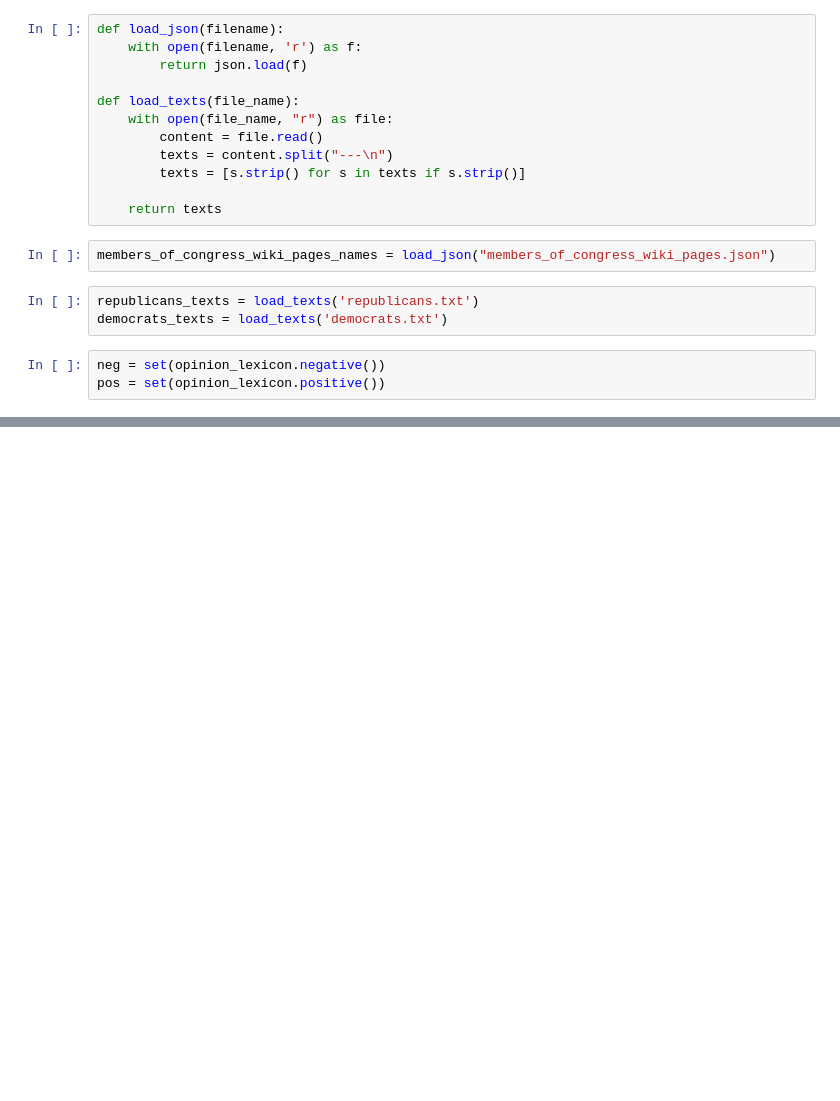
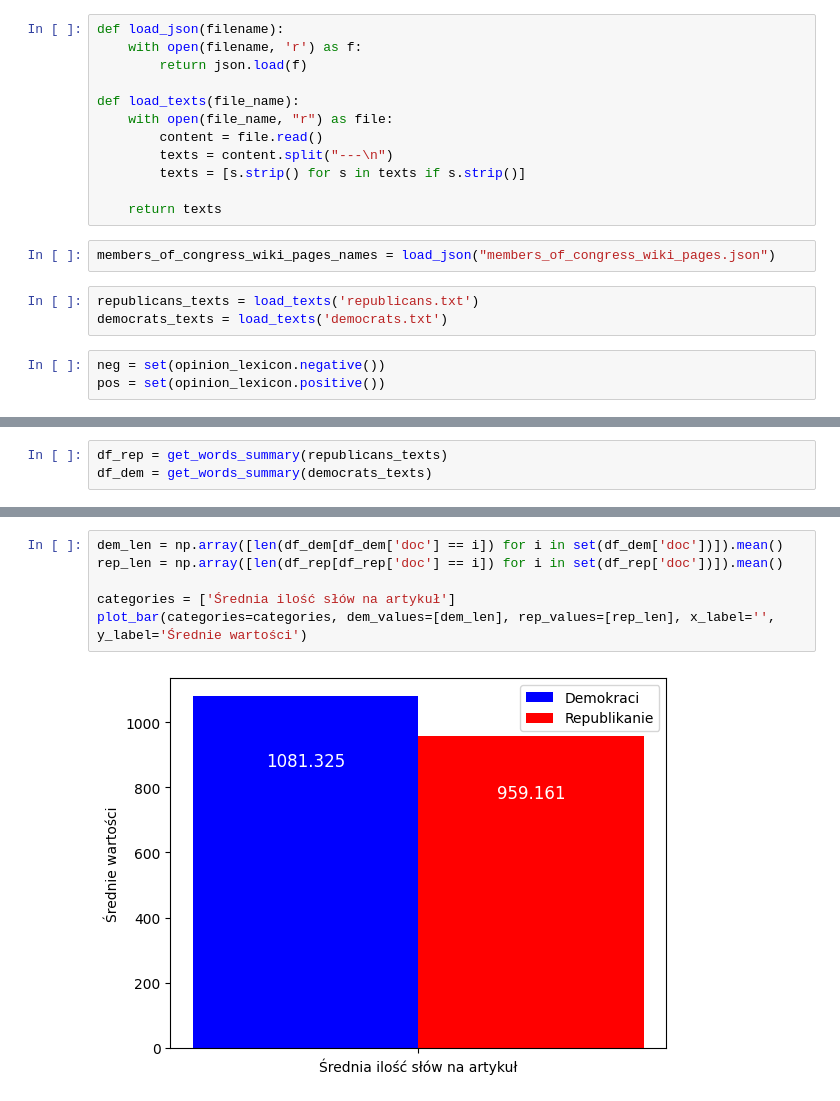
Before and after one commit to ficnawode/TEXT-Projekt, a Jupyter notebook: analysis.ipynb, the cells around one changed output, grey strips where cells are left out. Drawn from its saved outputs; the diff is of its cells as text; blank space fills up the shorter version.

```diff
--- a/analysis.ipynb
+++ b/analysis.ipynb
@@ -141,0 +55,3 @@ print(df_rep_count['pos'].sum()/df_rep_count['neg'].sum())
+# %%
+df_rep = get_words_summary(republicans_texts)
+df_dem = get_words_summary(democrats_texts)
@@ -141,0 +157,8 @@ print(df_rep_count['pos'].sum()/df_rep_count['neg'].sum())
+# %%
+dem_len = np.array([len(df_dem[df_dem['doc'] == i]) for i in set(df_dem['doc'])]).mean()
+rep_len = np.array([len(df_rep[df_rep['doc'] == i]) for i in set(df_rep['doc'])]).mean()
+
+categories = ['Średnia ilość słów na artykuł']
+plot_bar(categories=categories, dem_values=[dem_len], rep_values=[rep_len], x_label='', y_label='Średnie wartości')
+# %% [output]
+[figure, added]
```
Also changed, not shown: parts of 41 cells of this notebook, 1 other file.
